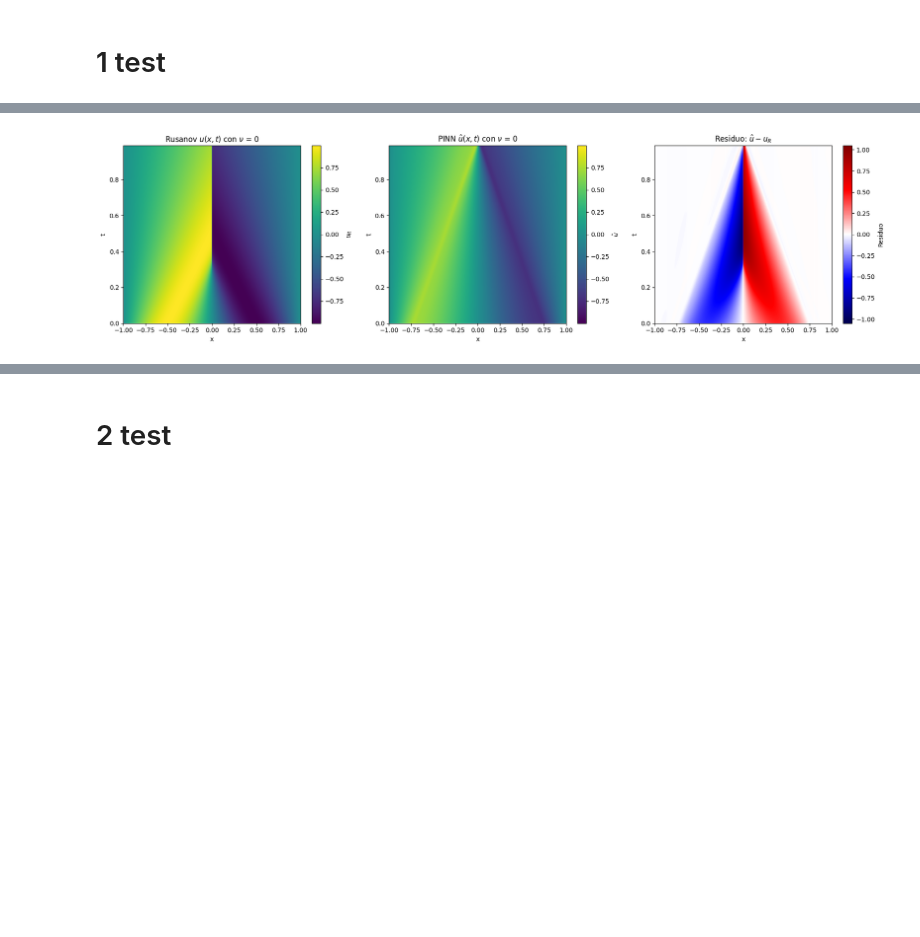
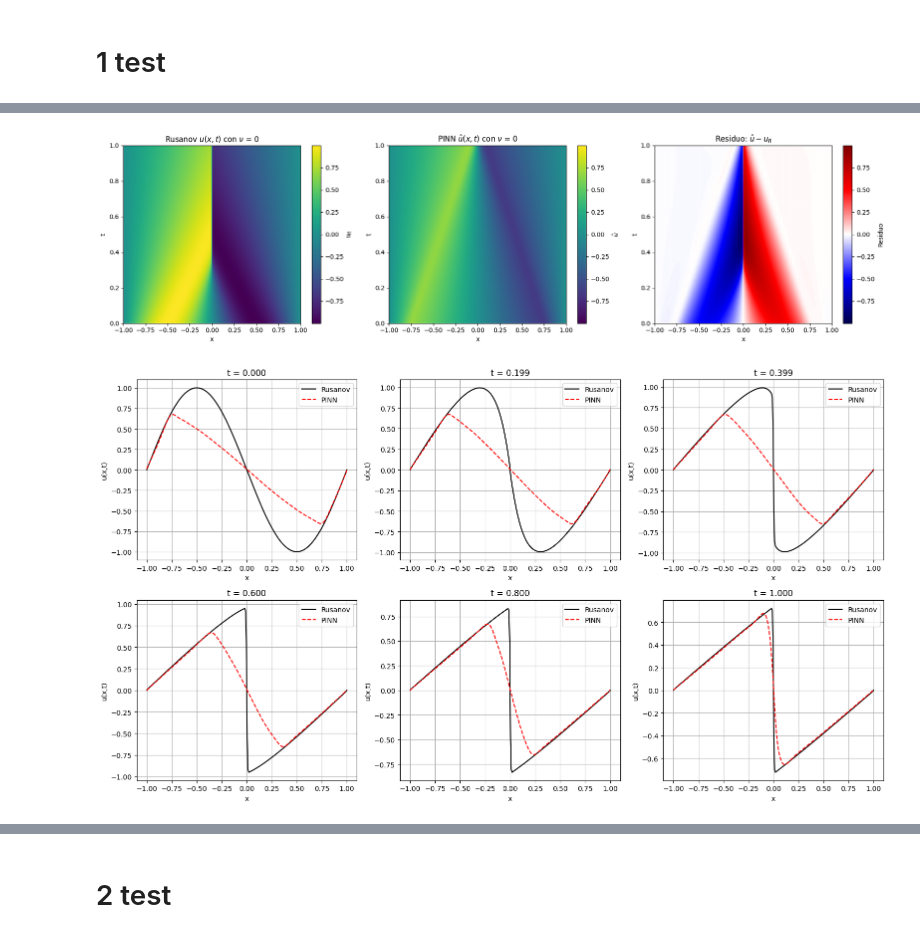
Before and after one commit to FRAMAX444/PINNs, a Jupyter notebook: burgers/pinn_burgers.ipynb, the cells around one changed output, grey strips where cells are left out. Cells and saved outputs as stored; diff of their text form; code cells hidden in the pictures; blank space fills up the shorter version.

```diff
--- a/burgers/pinn_burgers.ipynb
+++ b/burgers/pinn_burgers.ipynb
@@ -50,4 +8,10 @@ Epoch 4500, Loss: 0.047503
-# %%
-ps.plot_solution()
-# %% [output]
-[figure, removed]
+# %%
+def initial_data(x):
+    return -np.sin(np.pi * x)
+
+u0 = initial_data(x)
+# %%
+ps = ProblemSetUp(u0, nu = 0)
+ps.plot_solution()
+ps.plot_slices()
+# %% [output]
@@ -54 +28,3 @@ ps.plot_solution()
+[figure, added]
+[figure, added]
 # %%
```
Also changed, not shown: parts of 8 cells of this notebook, 1 other file.
